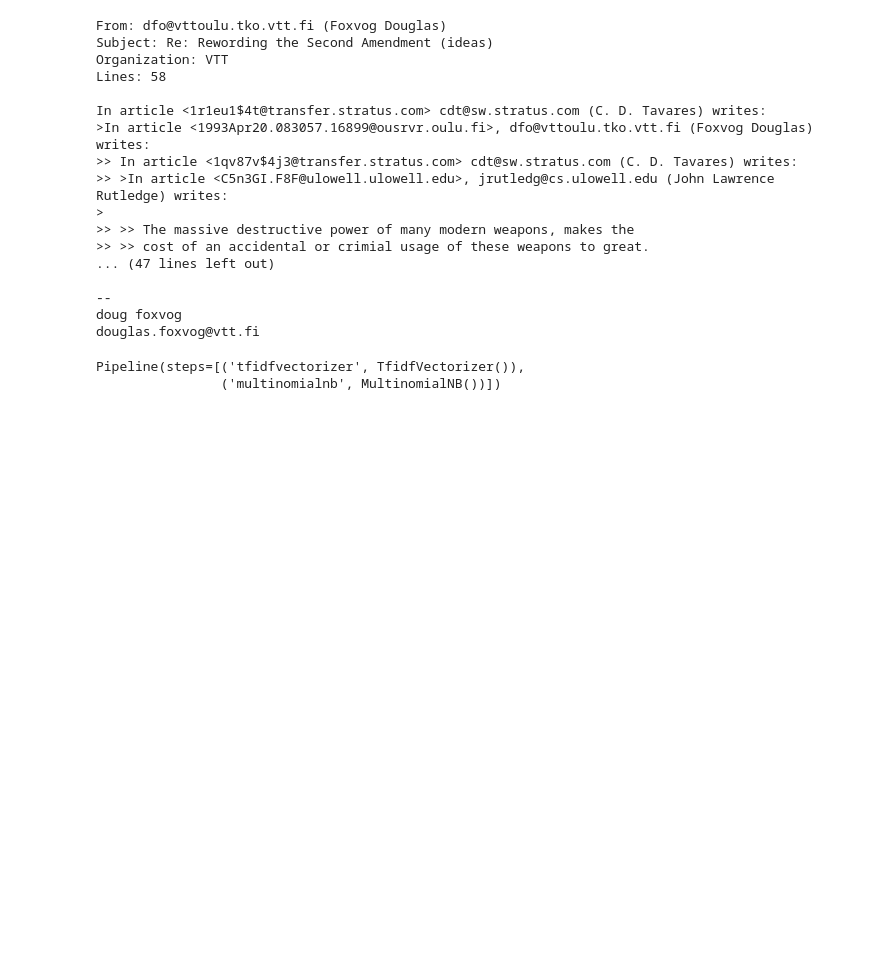
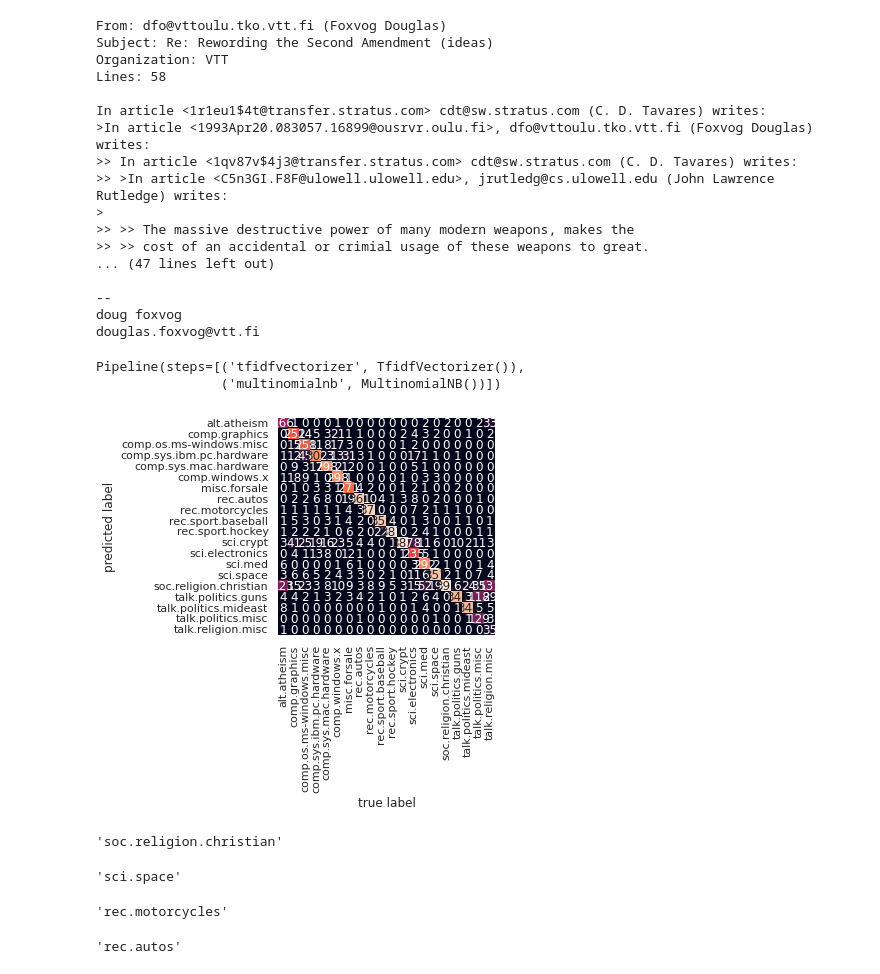
Before and after one commit to Ashish-17CSE/Machine_Learning_Algorithm, a Jupyter notebook: ML-2:- Text Classification Using Naive Bayes .ipynb, the cells around one changed output. Cells and saved outputs as stored; diff of their text form; code cells hidden in the pictures; blank space fills up the shorter version.

```diff
--- a/ML-2:- Text Classification Using Naive Bayes .ipynb
+++ b/ML-2:- Text Classification Using Naive Bayes .ipynb
@@ -91,4 +91,14 @@ Pipeline(steps=[('tfidfvectorizer', TfidfVectorizer()),
                 ('multinomialnb', MultinomialNB())])
 # %%
 # Creating labels for the test data
-lables = model.predict(test.data)
+labels = model.predict(test.data)
+# %%
+# Creating confusion matrix and heat map
+from sklearn.metrics import confusion_matrix
+mat = confusion_matrix(test.target, labels)
+sns.heatmap(mat.T, square=True, annot=True, fmt='d', cbar=False, xticklabels=train.target_names, yticklabels=train.target_names)
+
+plt.xlabel('true label')
+plt.ylabel('predicted label');
+# %% [output]
+[figure, added]
@@ -94,0 +111,16 @@ lables = model.predict(test.data)
+# %%
+predict_category('Jesus Christ')
+# %% [output]
+'soc.religion.christian'
+# %%
+predict_category('Sending load to International Space Station ISS')
+# %% [output]
+'sci.space'
+# %%
+predict_category('Suzuki Hayabusa is a very fast motorcycle')
+# %% [output]
+'rec.motorcycles'
+# %%
+predict_category('Audi is better than BMW')
+# %% [output]
+'rec.autos'
```
Also changed, not shown: parts of 2 cells of this notebook.
